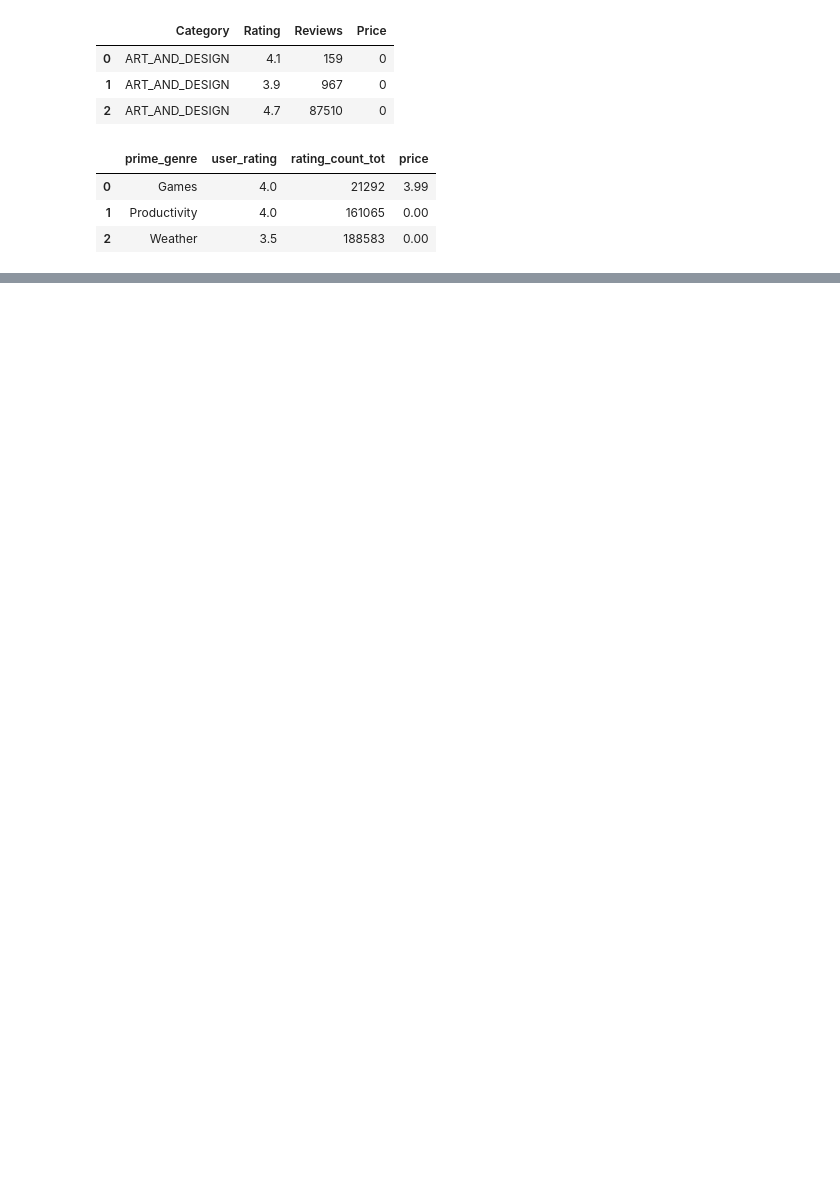
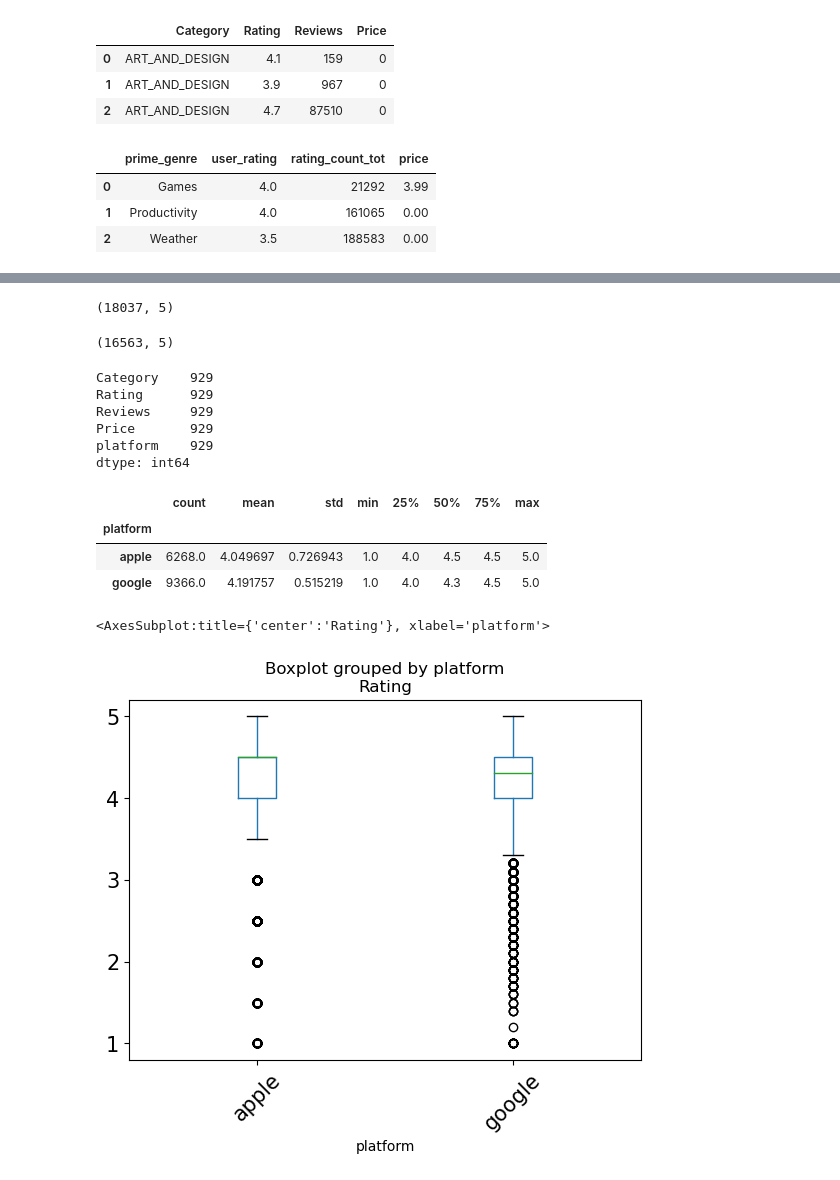
Before and after one commit to asiyashakeel78/Spring-Board, a Jupyter notebook: Asiya Tier 1 Google and Apple Review project.ipynb, the cells around one changed output, grey strips where cells are left out. Cells and saved outputs as stored; diff of their text form; code cells hidden in the pictures; blank space fills up the shorter version.

```diff
--- a/Asiya Tier 1 Google and Apple Review project.ipynb
+++ b/Asiya Tier 1 Google and Apple Review project.ipynb
@@ -29,0 +108,4 @@ Apple.head(3)
+# %%
+Apple = Apple.rename(columns = dict(zip(old_names,new_names)))
+# %%
+df =Google.append(Apple, ignore_index= True)
@@ -29,0 +128,33 @@ Apple.head(3)
+# %%
+print(df.shape)
+# %% [output]
+(18037, 5)
+# %%
+df =  df.dropna()
+# %%
+print(df.shape)
+# %% [output]
+(16563, 5)
+# %%
+df[df['Reviews'] == 0].count()
+# %% [output]
+Category    929
+Rating      929
+Reviews     929
+Price       929
+platform    929
+dtype: int64
+# %%
+df = df[df['Reviews'] != 0]
+# %%
+df.groupby(by='platform' )['Rating'].describe()
+# %% [output]
+|  | count | mean | std | min | 25% | 50% | 75% | max |
+| platform |  |  |  |  |  |  |  |  |
+| apple | 6268.0 | 4.049697 | 0.726943 | 1.0 | 4.0 | 4.5 | 4.5 | 5.0 |
+| google | 9366.0 | 4.191757 | 0.515219 | 1.0 | 4.0 | 4.3 | 4.5 | 5.0 |
+# %%
+df.boxplot(by= 'platform' , column = 'Rating', grid=False, rot=45, fontsize=15)
+# %% [output]
+<AxesSubplot:title={'center':'Rating'}, xlabel='platform'>
+[figure, added]
```
Also changed, not shown: parts of 14 cells of this notebook.
